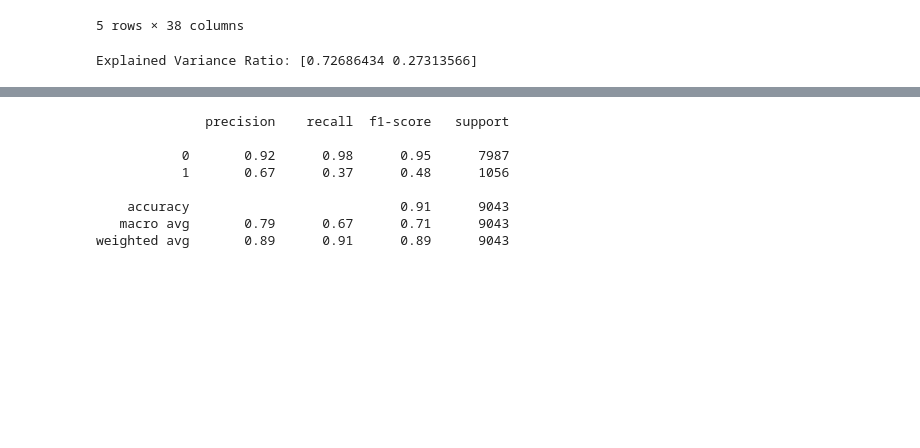
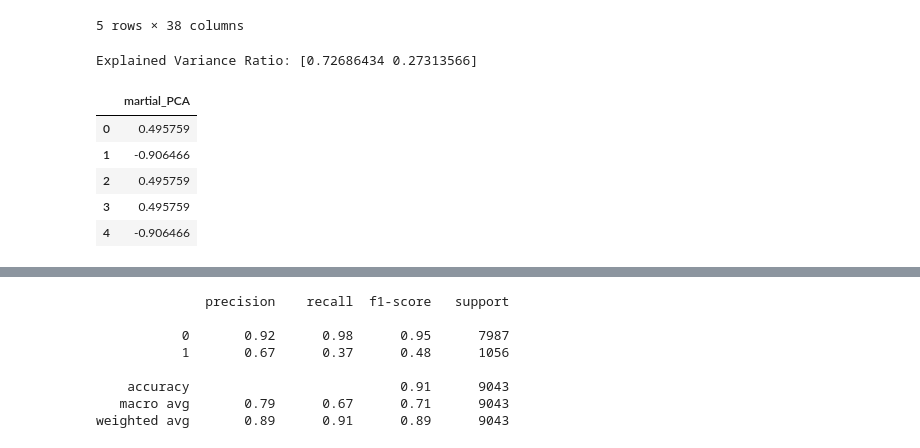
Before and after one commit to BinaraMendis7/Machine-learning, a Jupyter notebook: Mlcw.ipynb, the cells around one changed output, grey strips where cells are left out. Drawn from its saved outputs; the diff is of its cells as text; code cells hidden in the pictures; blank space fills up the shorter version.

```diff
--- a/Mlcw.ipynb
+++ b/Mlcw.ipynb
@@ -241,14 +241,26 @@ df.head()
 5 rows × 38 columns
 # %%
 from sklearn.decomposition import PCA
+
 
 
 X = df[['marital_divorced', 'marital_married', 'marital_single']]
 
 pca = PCA(0.95)
 X_pca = pca.fit_transform(X)
+explained_variance = pca.explained_variance_ratio_
+print("Explained Variance Ratio:",explained_variance)
 
-explained_variance = pca.explained_variance_ratio_
-print("Explained Variance Ratio:", explained_variance)
+
+pca_columns = X_pca[:, :1]
+pca_data = np.concatenate([pca_columns], axis=1)
+pca_df = pd.DataFrame(pca_data, columns=['martial_PCA'])
+pca_df.head()
 # %% [output]
 Explained Variance Ratio: [0.72686434 0.27313566]
+|  | martial_PCA |
+| 0 | 0.495759 |
+| 1 | -0.906466 |
+| 2 | 0.495759 |
+| 3 | 0.495759 |
+| 4 | -0.906466 |
```
Also changed, not shown: parts of 5 cells of this notebook.
